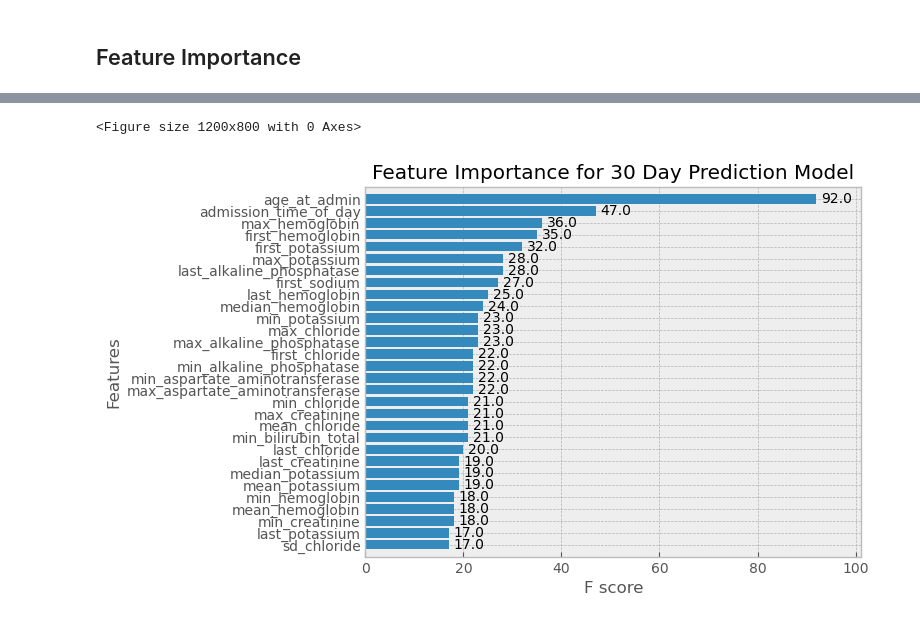
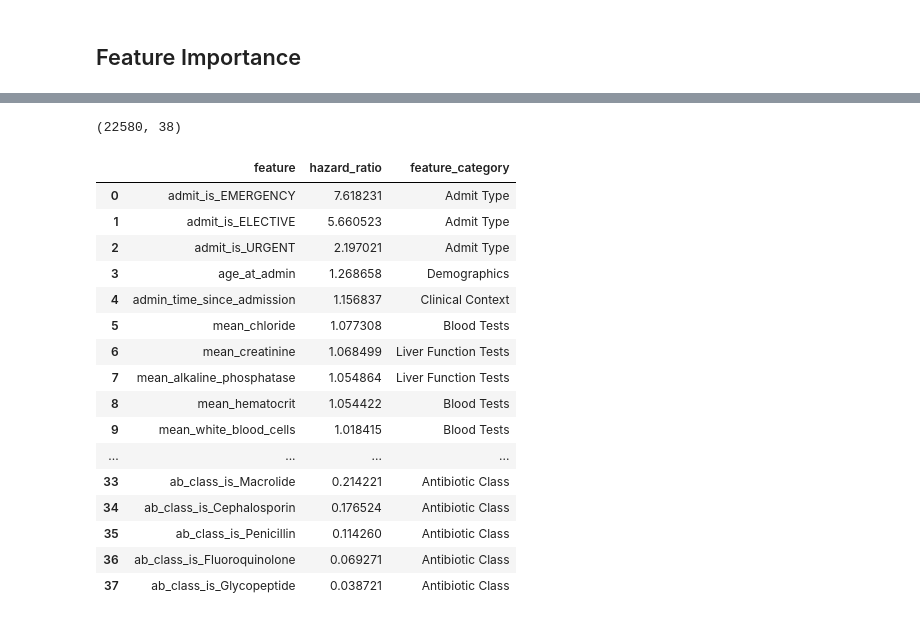
Before and after one commit to aszatrowski/predicting-cdiff, a Jupyter notebook: plot_customization.ipynb, the cells around one changed output, grey strips where cells are left out. Saved outputs shown, nothing was run; the diff lists cells and outputs as text; code cells hidden in the pictures.

```diff
--- a/plot_customization.ipynb
+++ b/plot_customization.ipynb
@@ -112,8 +149,35 @@ for window in windows:
-# %%
-plt.figure(figsize=(12, 8))
-xgb.plot_importance(xgb_model_30d, max_num_features=30, height=0.8)
-plt.title('Feature Importance for 30 Day Prediction Model')
-plt.show()
-# %% [output]
-<Figure size 1200x800 with 0 Axes>
-[figure, removed]
+# %%
+# Select columns used for the Cox model
+survival_data_select = test_data[
+    [col for col in test_data.columns if '_is_' in col or 'mean_' in col or col in ['admin_time_since_admission', 'admission_time_of_day', 'age_at_admin']]]
+survival_data_select.shape
+# %% [output]
+(22580, 38)
+# %%
+with open('cox_survival_model.pkl', 'rb') as file:
+    cph_model = pickle.load(file)
+coef = pd.Series(cph_model.named_steps['cox'].coef_, index=survival_data_select.columns)
+hazard_ratios = np.exp(coef)
+sorted_hrs = hazard_ratios.sort_values(ascending=False)
+
+hrs_df = pd.DataFrame({'feature':sorted_hrs.index, 'hazard_ratio':sorted_hrs.values})
+hrs_df = pd.merge(left = hrs_df, right = feature_importances_df, how = 'inner')
+hrs_df
+# %% [output]
+|  | feature | hazard_ratio | feature_category |
+| 0 | admit_is_EMERGENCY | 7.618231 | Admit Type |
+| 1 | admit_is_ELECTIVE | 5.660523 | Admit Type |
+| 2 | admit_is_URGENT | 2.197021 | Admit Type |
+| 3 | age_at_admin | 1.268658 | Demographics |
+| 4 | admin_time_since_admission | 1.156837 | Clinical Context |
+| 5 | mean_chloride | 1.077308 | Blood Tests |
+| 6 | mean_creatinine | 1.068499 | Liver Function Tests |
+| 7 | mean_alkaline_phosphatase | 1.054864 | Liver Function Tests |
+| 8 | mean_hematocrit | 1.054422 | Blood Tests |
+| 9 | mean_white_blood_cells | 1.018415 | Blood Tests |
+| ... | ... | ... | ... |
+| 33 | ab_class_is_Macrolide | 0.214221 | Antibiotic Class |
+| 34 | ab_class_is_Cephalosporin | 0.176524 | Antibiotic Class |
+| 35 | ab_class_is_Penicillin | 0.114260 | Antibiotic Class |
+| 36 | ab_class_is_Fluoroquinolone | 0.069271 | Antibiotic Class |
+| 37 | ab_class_is_Glycopeptide | 0.038721 | Antibiotic Class |
```
Also changed, not shown: parts of 8 cells of this notebook, 1 other file.
